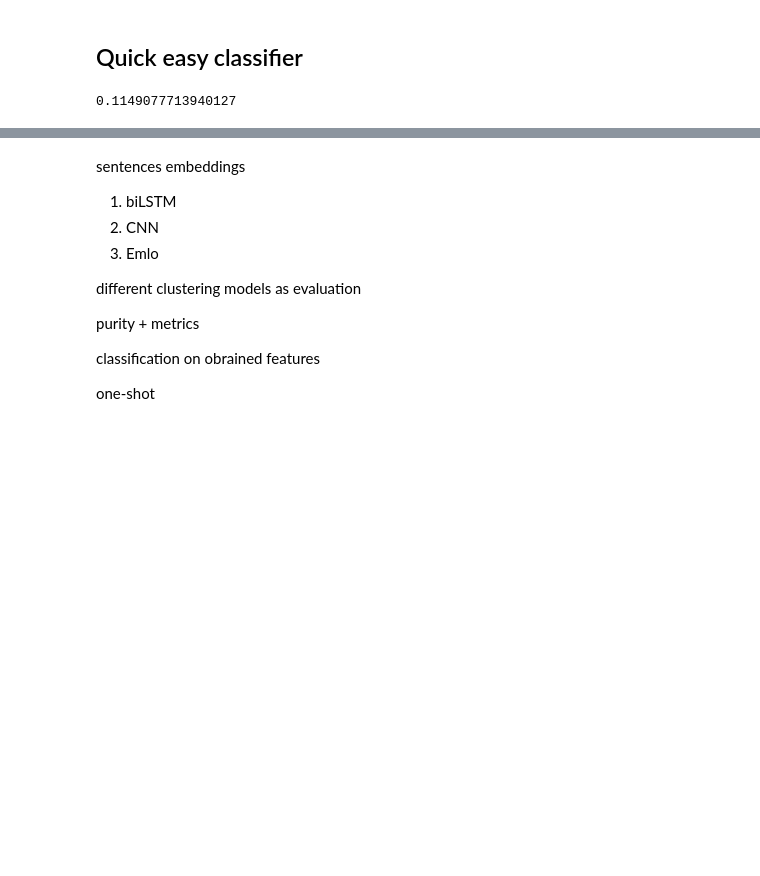
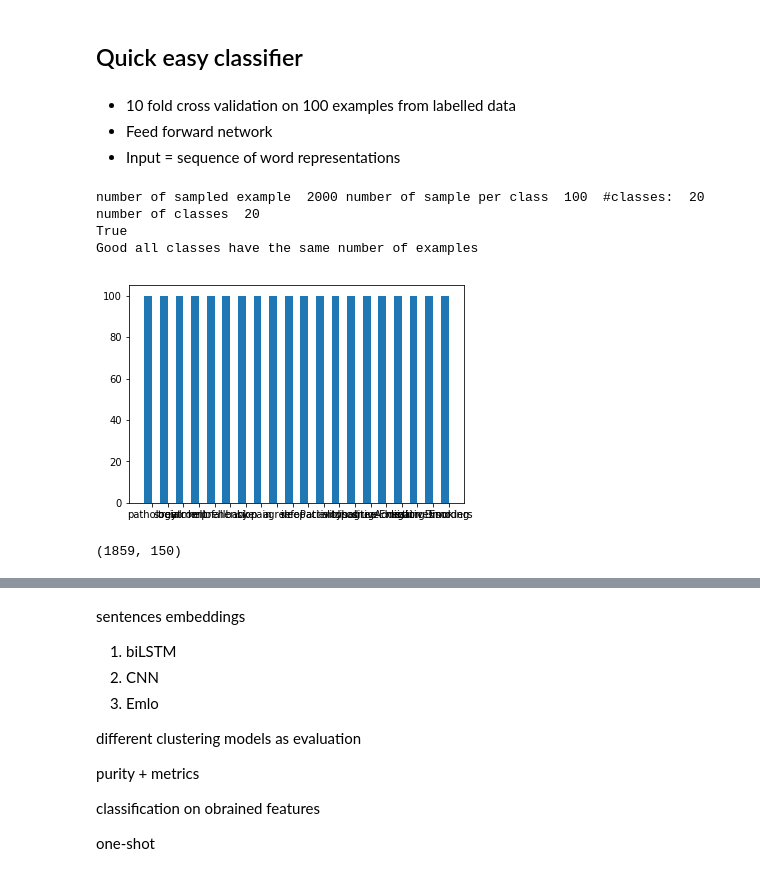
Before and after one commit to pasana/paradec, a Jupyter notebook: debut-en.ipynb, the cells around one changed output, grey strips where cells are left out. Drawn from its saved outputs; the diff is of its cells as text; code cells hidden in the pictures; blank space fills up the shorter version.

```diff
--- a/debut-en.ipynb
+++ b/debut-en.ipynb
@@ -319,9 +300,5 @@ kind of mess
 # %% [markdown]
 ## Dataset
 # %%
-X_train_lda = np.array(list(map(np.array, data.lda_features)))
-X_train_w2v = np.array(list(map(np.array, data.w2v_features)))
-#X_train_glove = np.array(list(map(np.array, data.glove_features)))
-#X_train_combined = np.append(
-X_train_combined = np.append(X_train_lda, X_train_w2v, axis=1)
-#, X_train_glove, axis=1)
+X_lda = np.array(list(map(np.array, data.lda_features)))
+X_w2v = np.array(list(map(np.array, data.w2v_features)))
@@ -389,3 +427,7 @@ array(['i do buy a four pack every night after work',
        'i saw my brother', 'my name is'], dtype=object)
 # %% [markdown]
 ## Quick easy classifier
+# %% [markdown]
+- 10 fold cross validation on 100 examples from labelled data
+- Feed forward network
+- Input = sequence of word representations
@@ -391,0 +479,8 @@ array(['i do buy a four pack every night after work',
+# %%
+X_train,y_train=balanced_sample_maker(X,y,100)
+# %% [output]
+number of sampled example  2000 number of sample per class  100  #classes:  20
+number of classes  20
+True
+Good all classes have the same number of examples
+[figure, added]
@@ -392,2 +491,6 @@ array(['i do buy a four pack every night after work',
+# %%
+X_test.shape
+# %% [output]
+(1859, 150)
 # %%
 from sklearn.svm import SVC
@@ -396,4 +496,0 @@ clf = SVC().fit(X_train_combined, data['intent'])
-# %%
-clf.score(X_train_combined, data['intent'])
-# %% [output]
-0.1149077713940127
```
Also changed, not shown: parts of 44 cells of this notebook, 1 other file.
